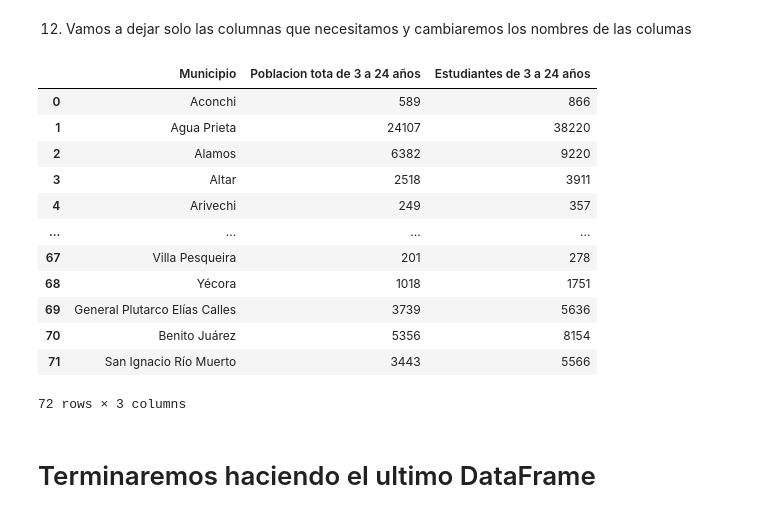
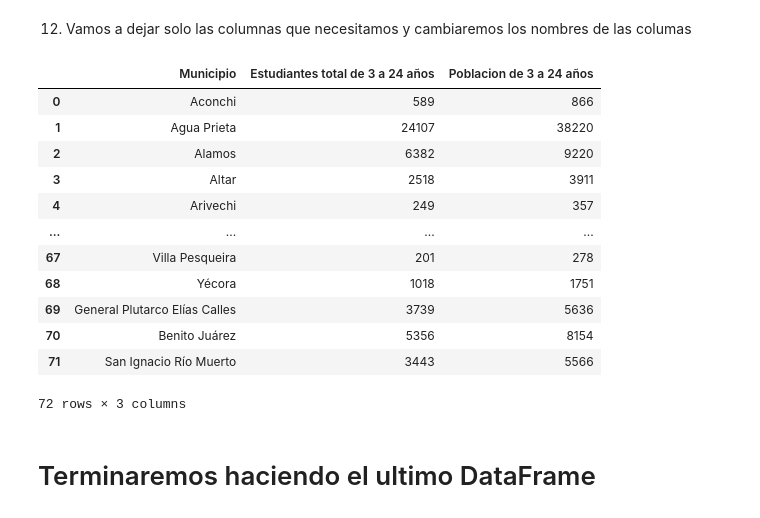
Before and after one commit to AARONGRANICH/MCD_Ingenieria-de-Caracteristicas, a Jupyter notebook: MCD_INGCAR_PROYECTO1_DescargaDeDatos.ipynb, the cells around one changed output. Cells and saved outputs as stored; diff of their text form; code cells hidden in the pictures.

```diff
--- a/MCD_INGCAR_PROYECTO1_DescargaDeDatos.ipynb
+++ b/MCD_INGCAR_PROYECTO1_DescargaDeDatos.ipynb
@@ -325,11 +345,11 @@ df_final
 # %% [markdown]
 12. Vamos a dejar solo las columnas que necesitamos y cambiaremos los nombres de las columas
 # %%
-df_final.rename({'Municipality': 'Municipio', 'Population': 'Poblacion tota de 3 a 24 años', 'Population Total':'Estudiantes de 3 a 24 años'}, axis=1, inplace=True)
-df_final = pd.DataFrame(df_final, columns=["Municipio","Poblacion tota de 3 a 24 años","Estudiantes de 3 a 24 años"])
+df_final.rename({'Municipality': 'Municipio', 'Population': 'Estudiantes total de 3 a 24 años', 'Population Total':'Poblacion de 3 a 24 años'}, axis=1, inplace=True)
+df_final = pd.DataFrame(df_final, columns=["Municipio","Estudiantes total de 3 a 24 años","Poblacion de 3 a 24 años"])
 df_final
 # %% [output]
-|  | Municipio | Poblacion tota de 3 a 24 años | Estudiantes de 3 a 24 años |
+|  | Municipio | Estudiantes total de 3 a 24 años | Poblacion de 3 a 24 años |
 | 0 | Aconchi | 589 | 866 |
 | 1 | Agua Prieta | 24107 | 38220 |
 | 2 | Alamos | 6382 | 9220 |
```
Also changed, not shown: parts of 2 cells of this notebook.
